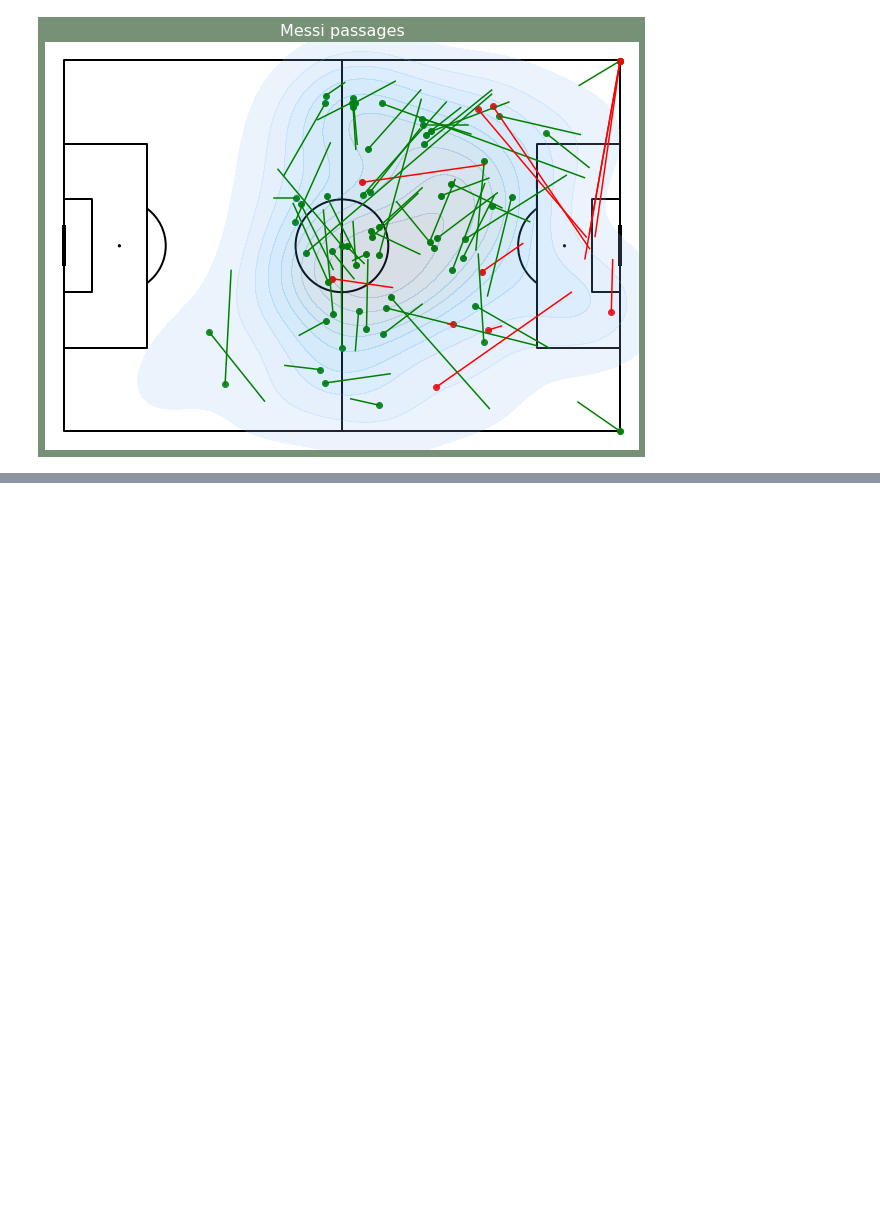
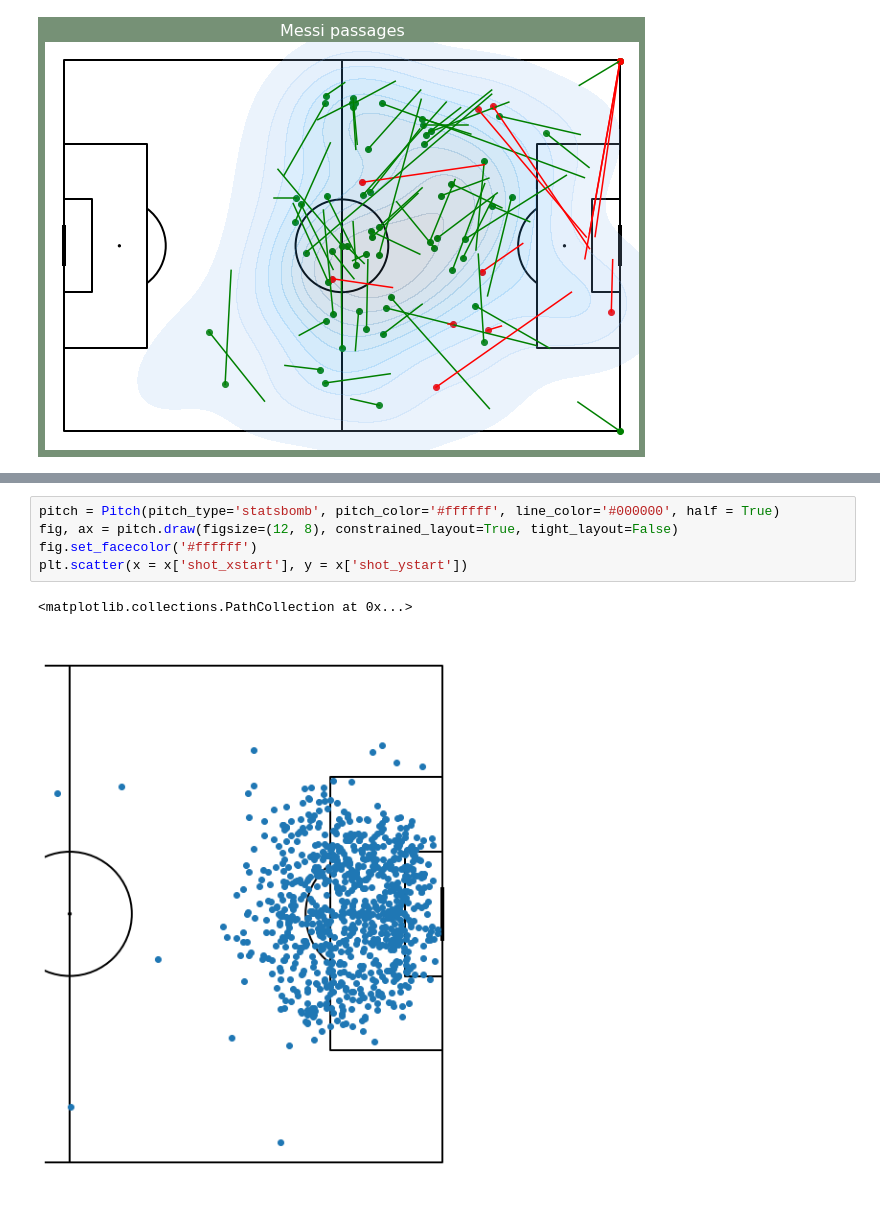
Before and after one commit to gianmarcozironelli/statsbomb_project, a Jupyter notebook: sb_project.ipynb, the cells around one changed output, grey strips where cells are left out. Saved outputs shown, nothing was run; the diff lists cells and outputs as text; blank space fills up the shorter version.

```diff
--- a/sb_project.ipynb
+++ b/sb_project.ipynb
@@ -633,0 +687,8 @@ sns.kdeplot(messi_carries_df['carry_xstart'], messi_carries_df['carry_ystart'],
+# %%
+pitch = Pitch(pitch_type='statsbomb', pitch_color='#ffffff', line_color='#000000', half = True)
+fig, ax = pitch.draw(figsize=(12, 8), constrained_layout=True, tight_layout=False)
+fig.set_facecolor('#ffffff')
+plt.scatter(x = x['shot_xstart'], y = x['shot_ystart'])
+# %% [output]
+<matplotlib.collections.PathCollection at 0x...>
+[figure, added]
```
Also changed, not shown: parts of 10 cells of this notebook.
